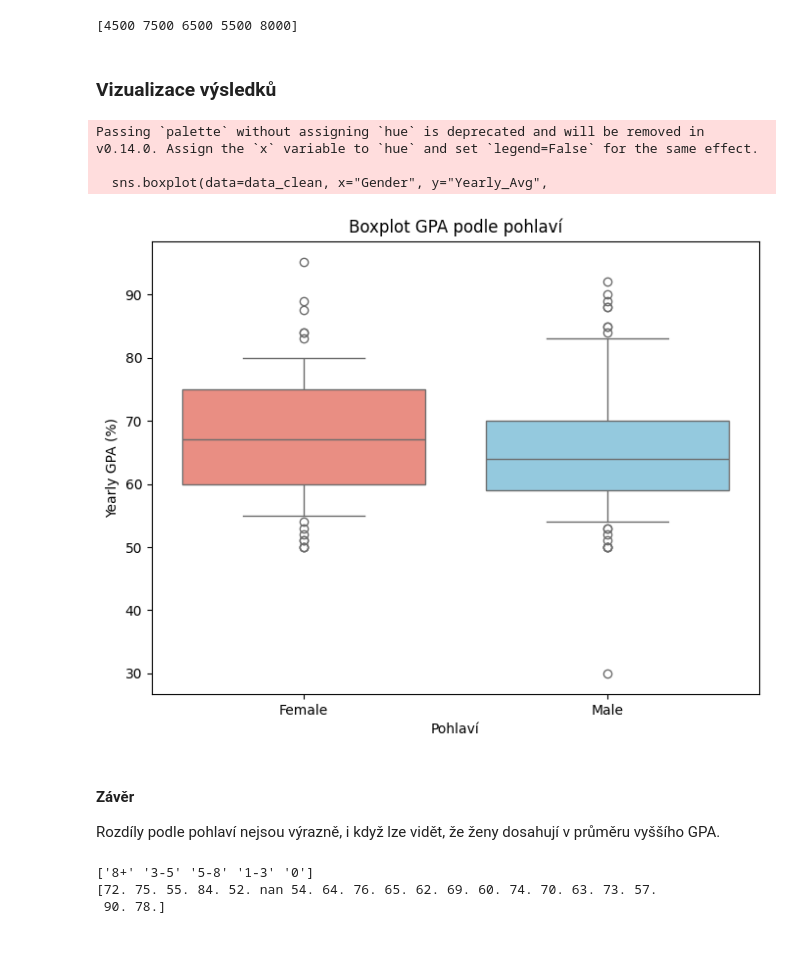
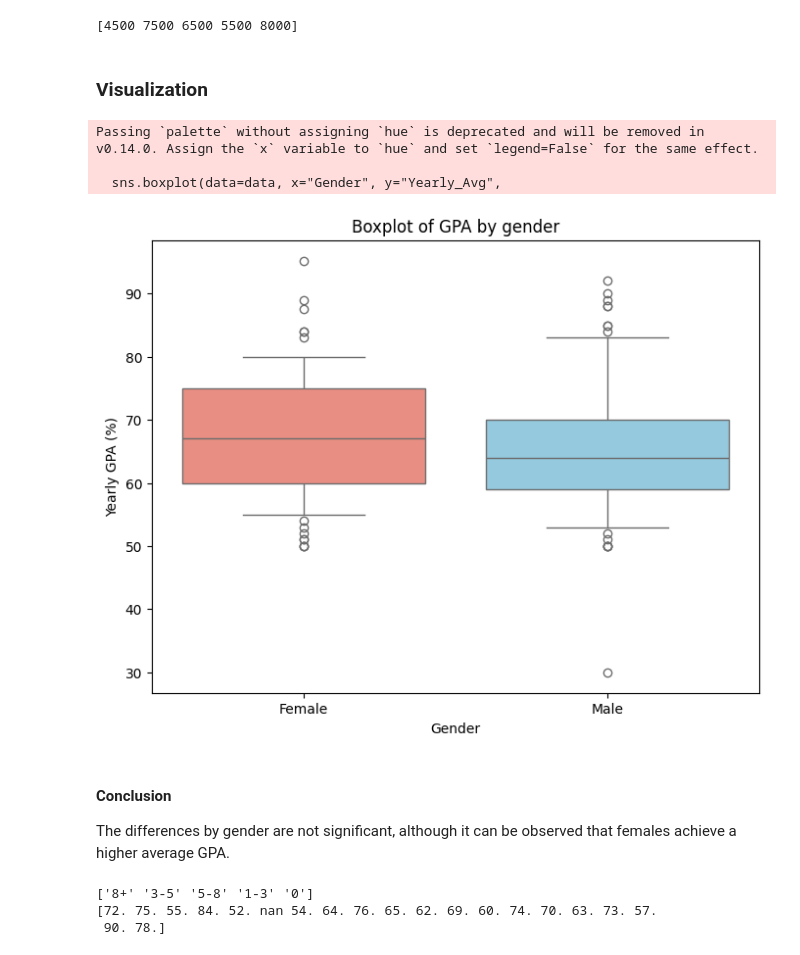
Before and after one commit to Gabi395/python, a Jupyter notebook: notebooks/stats_survey.ipynb, the cells around one changed output. Saved outputs shown, nothing was run; the diff lists cells and outputs as text; code cells hidden in the pictures.

```diff
--- a/notebooks/stats_survey.ipynb
+++ b/notebooks/stats_survey.ipynb
@@ -386,23 +386,23 @@ print(data["Monthly_Allowance_clean"].unique())
 # %% [output]
 [4500 7500 6500 5500 8000]
 # %% [markdown]
-### Vizualizace výsledků
+### Visualization
 # %%
-# Hypotéza 1: Vliv pohlaví na akademický výkon
+# Hypothesis 1: The Effect of Gender on Academic Performance
 
 plt.figure(figsize=(8,6))
-sns.boxplot(data=data_clean, x="Gender", y="Yearly_Avg",
+sns.boxplot(data=data, x="Gender", y="Yearly_Avg",
             palette={"Male":"skyblue","Female":"salmon"}, whis=[5,95])
-plt.title("Boxplot GPA podle pohlaví")
-plt.xlabel("Pohlaví")
+plt.title("Boxplot of GPA by gender")
+plt.xlabel("Gender")
 plt.ylabel("Yearly GPA (%)")
 plt.show()
 # %% [output]
 Passing `palette` without assigning `hue` is deprecated and will be removed in v0.14.0. Assign the `x` variable to `hue` and set `legend=False` for the same effect.
 
-  sns.boxplot(data=data_clean, x="Gender", y="Yearly_Avg",
+  sns.boxplot(data=data, x="Gender", y="Yearly_Avg",
-[figure, old version]
+[figure, new version]
 # %% [markdown]
-#### Závěr
-Rozdíly podle pohlaví nejsou výrazně, i když lze vidět, že ženy dosahují v průměru vyššího GPA.
+#### Conclusion
+The differences by gender are not significant, although it can be observed that females achieve a higher average GPA.
 # %%
```
Also changed, not shown: parts of 30 cells of this notebook.
